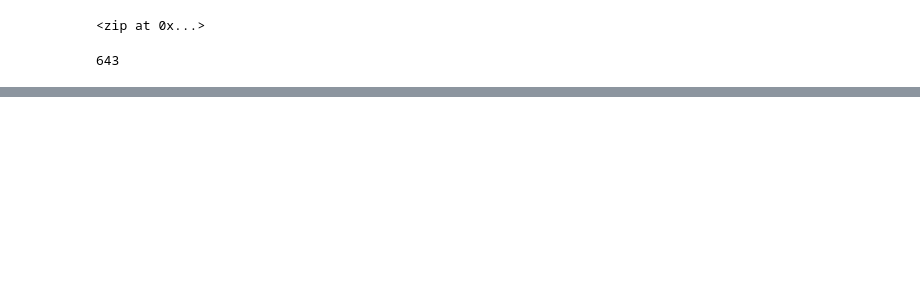
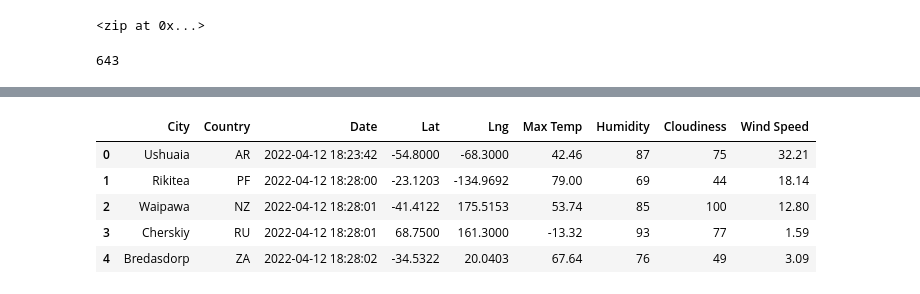
Before and after one commit to AnnaKDay/World_Weather_Analysis, a Jupyter notebook: WeatherPy.ipynb, the cells around one changed output, grey strips where cells are left out. Cells and saved outputs as stored; diff of their text form; code cells hidden in the pictures; blank space fills up the shorter version.

```diff
--- a/WeatherPy.ipynb
+++ b/WeatherPy.ipynb
@@ -37,0 +170,11 @@ len(cities)
+# %%
+new_column_order = ['City', 'Country', 'Date', 'Lat', 'Lng', 'Max Temp', 'Humidity', 'Cloudiness', 'Wind Speed']
+city_data_df = city_data_df [new_column_order]
+city_data_df.head()
+# %% [output]
+|  | City | Country | Date | Lat | Lng | Max Temp | Humidity | Cloudiness | Wind Speed |
+| 0 | Ushuaia | AR | 2022-04-12 18:23:42 | -54.8000 | -68.3000 | 42.46 | 87 | 75 | 32.21 |
+| 1 | Rikitea | PF | 2022-04-12 18:28:00 | -23.1203 | -134.9692 | 79.00 | 69 | 44 | 18.14 |
+| 2 | Waipawa | NZ | 2022-04-12 18:28:01 | -41.4122 | 175.5153 | 53.74 | 85 | 100 | 12.80 |
+| 3 | Cherskiy | RU | 2022-04-12 18:28:01 | 68.7500 | 161.3000 | -13.32 | 93 | 77 | 1.59 |
+| 4 | Bredasdorp | ZA | 2022-04-12 18:28:02 | -34.5322 | 20.0403 | 67.64 | 76 | 49 | 3.09 |
```
Also changed, not shown: parts of 8 cells of this notebook, 1 other file.
